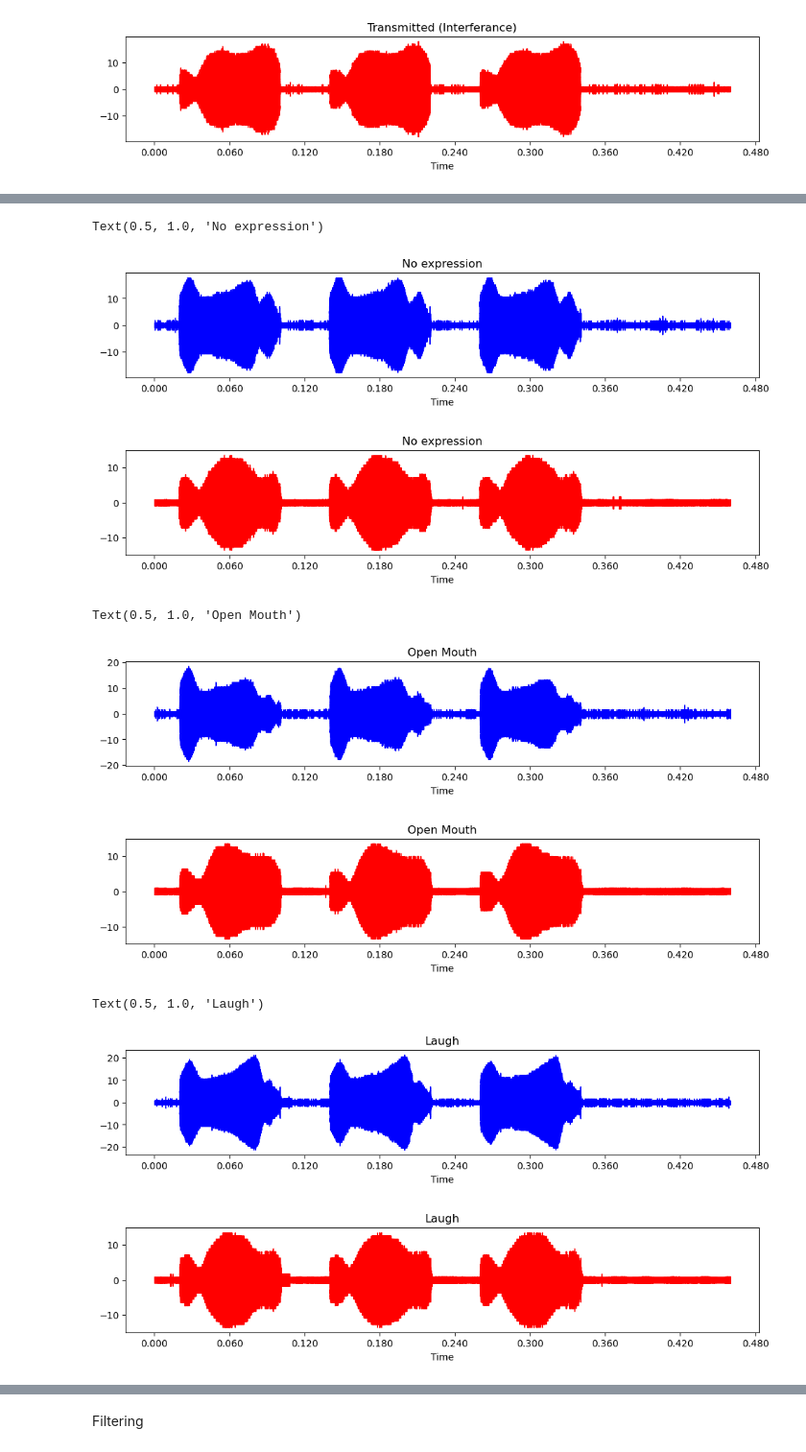
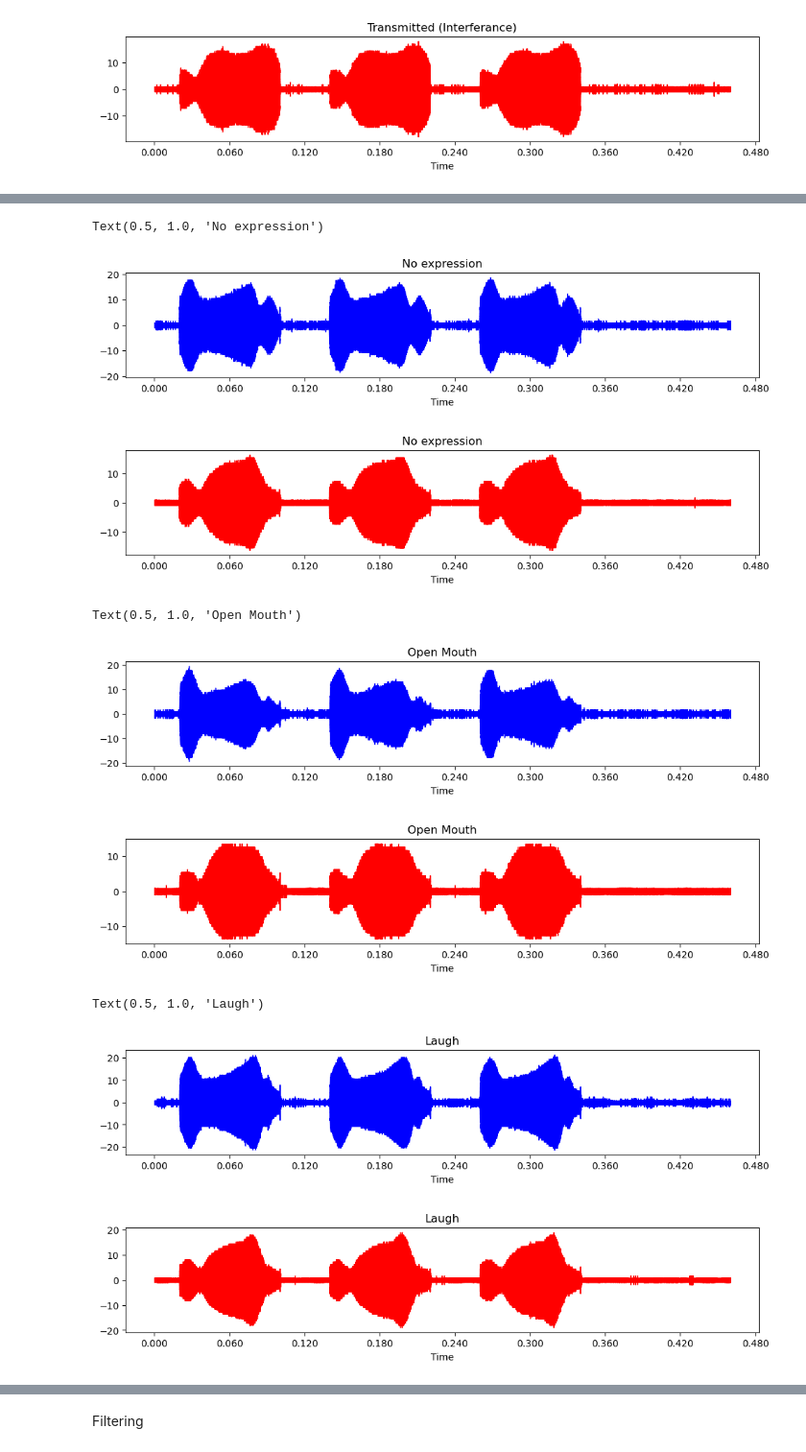
Before and after one commit to SaadiaJameel/ear-echo, a Jupyter notebook: Ear_Echo/Signal Analyzing.ipynb, the cells around one changed output, grey strips where cells are left out. Shown at 96% size. Drawn from its saved outputs; the diff is of its cells as text; code cells hidden in the pictures.

```diff
--- a/Ear_Echo/Signal Analyzing.ipynb
+++ b/Ear_Echo/Signal Analyzing.ipynb
@@ -221,8 +220,8 @@ Text(0.5, 1.0, 'Transmitted (Interferance)')
 [figure]
 [figure]
 # %%
-Tes_no = "19"
-ref_A0d , ref_B0d = get_data("Data\Tes0\Ref")
+Tes_no = "17"
+ref_A0d , ref_B0d = get_data("Data\Tes2\Ref")
 
 Ref_A_1_d,Ref_B_1_d = get_data("Data\Tes"+Tes_no+"\Ref")
 Relax_Ad,Relax_Bd = get_data("Data\Tes"+Tes_no+"\Close")
@@ -230,4 +229,6 @@ OpM_Ad,OpM_Bd = get_data("Data\Tes"+Tes_no+"\Open")
 Laugh_Ad,Laugh_Bd = get_data("Data\Tes"+Tes_no+"\PullL")
 Side_Ad , Side_Bd = get_data("Data\Tes"+Tes_no+"\PullR")
 EyeUp_Ad , EyeUp_Bd = get_data("Data\Tes"+Tes_no+"\Eye")
+# %%
+a = 0.0013
 # %%
@@ -257,62 +257,59 @@ Text(0.5, 1.0, 'Referance Echo')
 # %%
 Relax_Add , Relax_Bdd = butter_bandpass_filter(Relax_Ad,F_min,F_max,Fs,order=7),butter_bandpass_filter(Relax_Bd,F_min,F_max,Fs,order=7)
-ind = segment_chirp(Relax_Add,Fs,thresh=0.0013,delay=0.3)
+ind = segment_chirp(Relax_Add,Fs,thresh=a,delay=0.3)
 Relax_A = ([Relax_Ad])[0][ind[0]:ind[1]]
 Relax_B = ([Relax_Bd])[0][ind[0]:ind[1]]
 
 plt.figure(figsize=(12,2))
 librosa.display.waveshow(Relax_A,sr=Fs,color="blue")
 plt.title("No expression")
-#plt.xlim((1.383,2))
+
 
 plt.figure(figsize=(12,2))
 librosa.display.waveshow(Relax_B,sr=Fs,color="red")
 plt.title("No expression")
-#plt.xlim((0.7305,1.122))
 # %% [output]
 Text(0.5, 1.0, 'No expression')
-[figure, old version]
+[figure, new version]
-[figure, old version]
+[figure, new version]
 # %%
 OpM_Add , OpM_Bdd = butter_bandpass_filter(OpM_Ad,F_min,F_max,Fs,order=7),butter_bandpass_filter(OpM_Bd,F_min,F_max,Fs,order=7)
-ind = segment_chirp(OpM_Ad,Fs,thresh= 0.0015,delay=0.6)
-#0,2= 0.0017,delay=0.7
+ind = segment_chirp(OpM_Ad,Fs,thresh= a,delay=0.4)
+
 OpM_A = ([OpM_Ad])[0][ind[0]:ind[1]]
 OpM_B = ([OpM_Bd])[0][ind[0]:ind[1]]
 
 plt.figure(figsize=(12,2))
 librosa.display.waveshow(OpM_A,sr=Fs,color="blue")
 plt.title("Open Mouth")
-#plt.xlim((1.102,2))
+
 
 plt.figure(figsize=(12,2))
 librosa.display.waveshow(OpM_B,sr=Fs,color="red")
 plt.title("Open Mouth")
-#plt.xlim((2.29,3))
 # %% [output]
 Text(0.5, 1.0, 'Open Mouth')
-[figure, old version]
+[figure, new version]
-[figure, old version]
+[figure, new version]
 # %%
 Laugh_Add , Laugh_Bdd= butter_bandpass_filter(Laugh_Ad,F_min,F_max,Fs,order=7),butter_bandpass_filter(Laugh_Bd,F_min,F_max,Fs,order=7)
 
-ind = segment_chirp(Laugh_Ad,Fs,thresh=0.0013,delay=0.6) # 2,0 esh=0.0016,delay=0.8
+ind = segment_chirp(Laugh_Ad,Fs,thresh=a,delay=0.6)
 Laugh_A = ([Laugh_Ad])[0][ind[0]:ind[1]]
 Laugh_B = ([Laugh_Bd])[0][ind[0]:ind[1]]
 
 plt.figure(figsize=(12,2))
 librosa.display.waveshow(Laugh_A,sr=Fs,color="blue")
 plt.title("Laugh")
-#plt.xlim((1.227,2))
+
 
 plt.figure(figsize=(12,2))
 librosa.display.waveshow(Laugh_B,sr=Fs,color="red")
 plt.title("Laugh")
-#plt.xlim((0.49,0.89))
 # %% [output]
 Text(0.5, 1.0, 'Laugh')
-[figure, old version]
+[figure, new version]
-[figure, old version]
+[figure, new version]
 # %%
 Side_Add , Side_Bdd= butter_bandpass_filter(Side_Ad,F_min,F_max,Fs,order=7),butter_bandpass_filter(Side_Bd,F_min,F_max,Fs,order=7)
 
```
Also changed, not shown: parts of 18 cells of this notebook.
